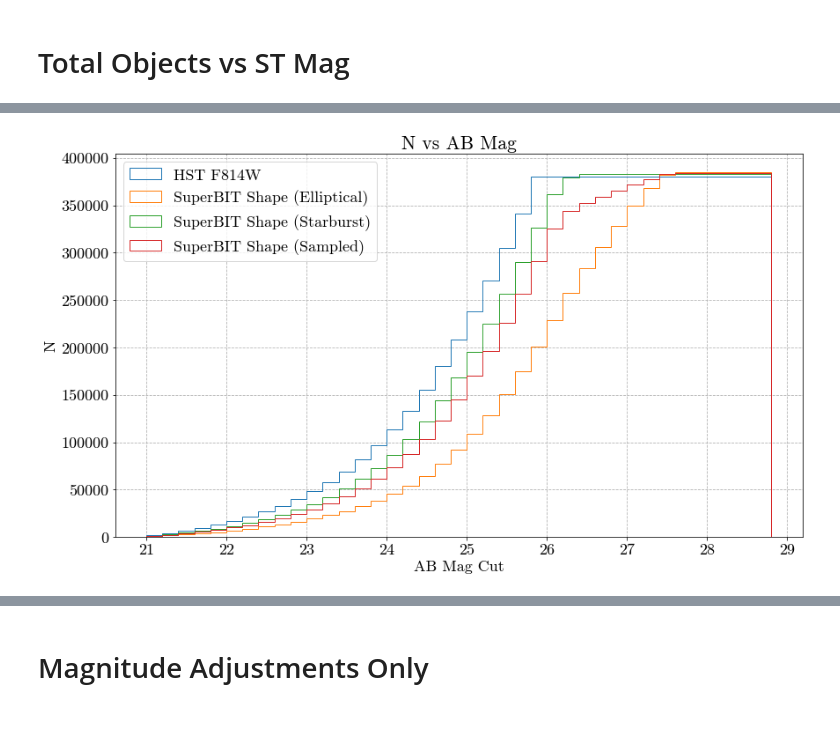
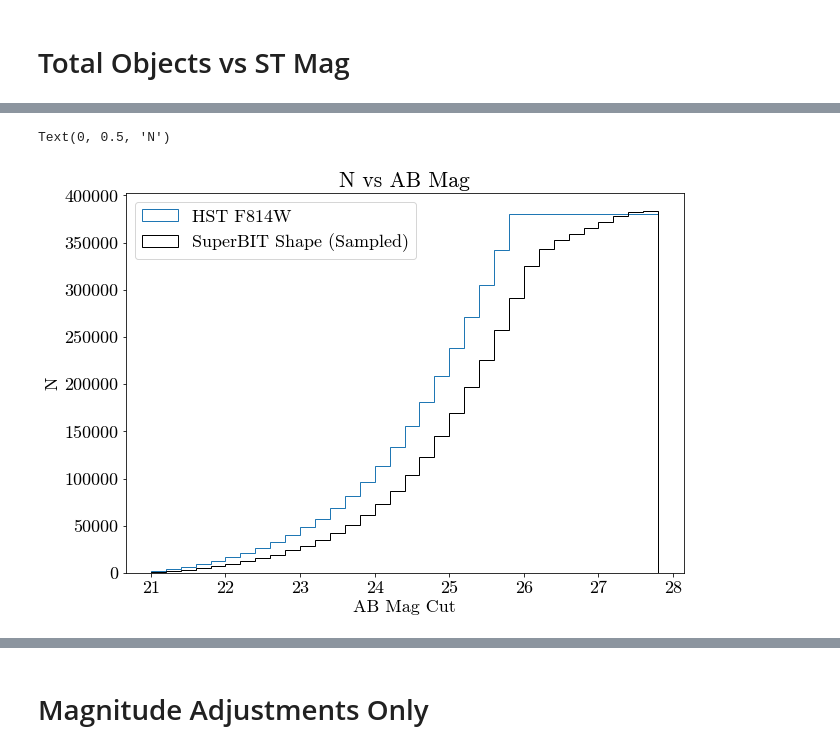
Before and after one commit to veome22/superbit_neff, a Jupyter notebook: neff_superbit.ipynb, the cells around one changed output, grey strips where cells are left out. Cells and saved outputs as stored; diff of their text form; code cells hidden in the pictures; blank space fills up the shorter version.

Commit message:
Added new plots

```diff
--- a/neff_superbit.ipynb
+++ b/neff_superbit.ipynb
@@ -174,20 +210,16 @@ plt.show()
 # %%
-bins = mags = np.arange(21, 29, 0.2)
-plt.figure(figsize=(14,8))
-
-plt.hist(cosmos[:,5], bins=bins, cumulative=True, label='HST F814W', histtype='step')
-plt.hist(cosmos[:,11], bins=bins, cumulative=True, label='SuperBIT Shape (Elliptical)', histtype='step')
-plt.hist(cosmos[:,12], bins=bins, cumulative=True, label='SuperBIT Shape (Starburst)', histtype='step')
-plt.hist(cosmos[:,13], bins=bins, cumulative=True, label='SuperBIT Shape (Sampled)', histtype='step')
-
+bins = mags = np.arange(21, 28, 0.2)
+plt.figure(figsize=(10,7))
+plt.hist(cosmos[:,5], bins=bins, cumulative=True, label='HST F814W', histtype='step', color='C0')
+plt.hist(cosmos[:,13], bins=bins, cumulative=True, label='SuperBIT Shape (Sampled)', histtype='step', color='k')
 plt.title("N vs AB Mag")
+plt.legend(loc='upper left')
 plt.xlabel("AB Mag Cut")
 plt.ylabel('N')
-plt.legend(loc='upper left')
-plt.grid(linestyle='--')
-# plt.savefig(DIRECTORY+'mag_conversion_total.png')
+# plt.savefig(DIRECTORY+'mag_conversion_total_sampled.png', bbox_inches='tight')
 # %% [output]
+Text(0, 0.5, 'N')
-[figure, old version]
+[figure, new version]
 # %%
 # HST neff vs Magnitude
 hst_mag_neff = [[], [], [], [], [], [],
```
Also changed, not shown: parts of 15 cells of this notebook.
